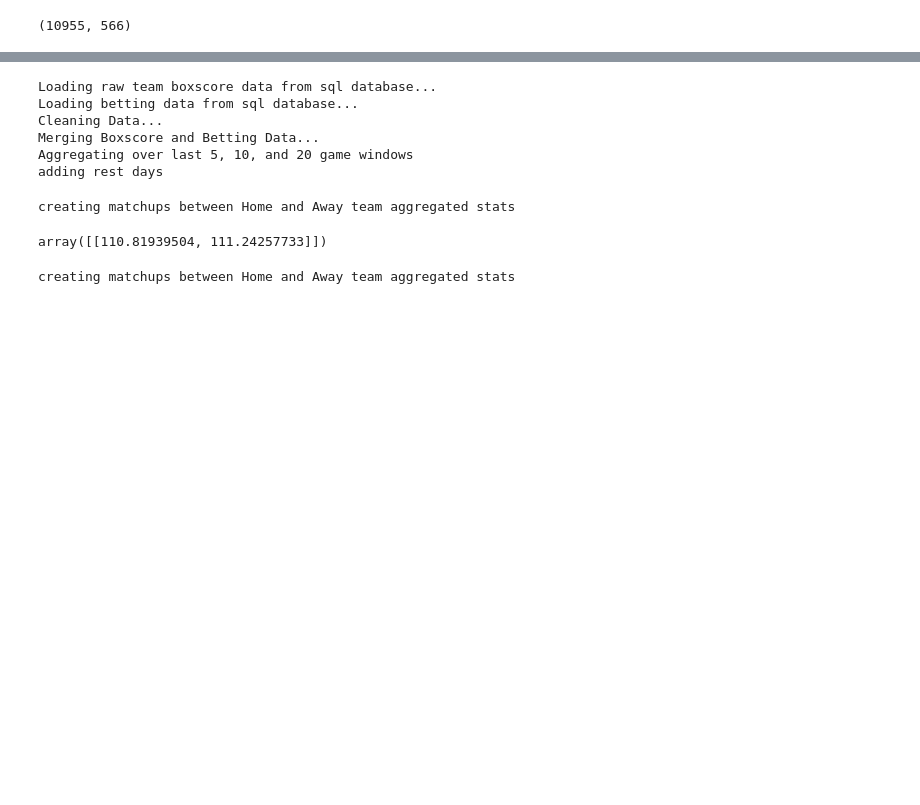
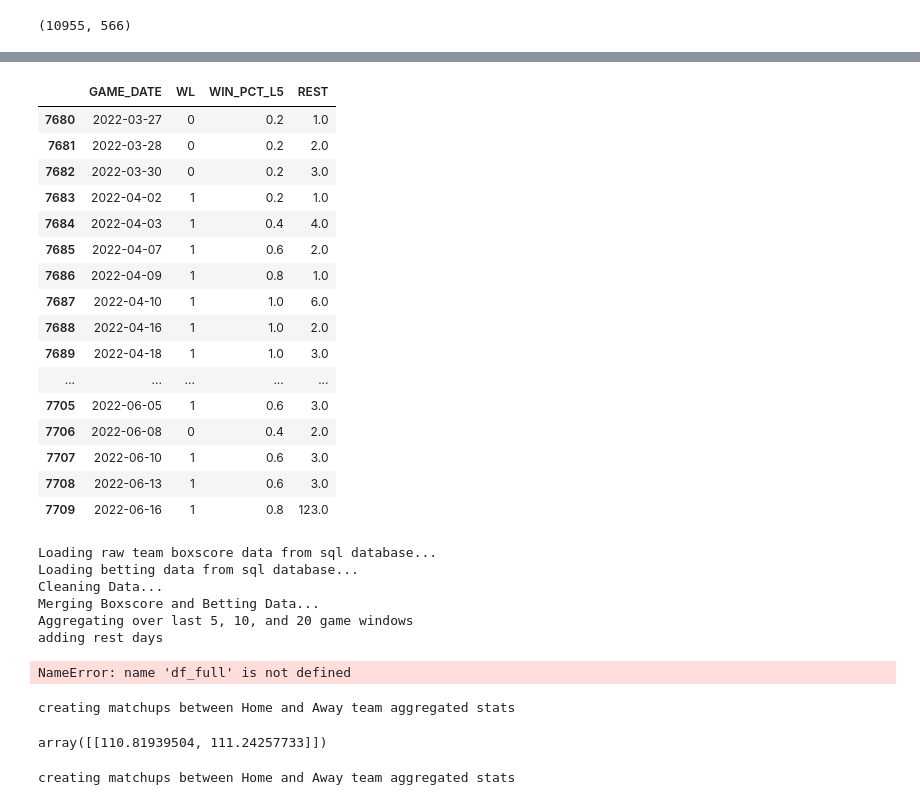
Before and after one commit to jnish23/NBA_Model_V2, a Jupyter notebook: notebooks/RegressionModelToProduction.ipynb, the cells around one changed output, grey strips where cells are left out. Drawn from its saved outputs; the diff is of its cells as text; code cells hidden in the pictures; blank space fills up the shorter version.

```diff
--- a/notebooks/RegressionModelToProduction.ipynb
+++ b/notebooks/RegressionModelToProduction.ipynb
@@ -715,3 +756,23 @@ def make_matchup_row(home_team, away_team, df):
+# %%
+full_df.loc[full_df['TEAM_ABBREVIATION'] == 'GSW', ['GAME_DATE', 'WL', 'WIN_PCT_L5', 'REST']].sort_values('GAME_DATE').tail(30)
+# %% [output]
+|  | GAME_DATE | WL | WIN_PCT_L5 | REST |
+| 7680 | 2022-03-27 | 0 | 0.2 | 1.0 |
+| 7681 | 2022-03-28 | 0 | 0.2 | 2.0 |
+| 7682 | 2022-03-30 | 0 | 0.2 | 3.0 |
+| 7683 | 2022-04-02 | 1 | 0.2 | 1.0 |
+| 7684 | 2022-04-03 | 1 | 0.4 | 4.0 |
+| 7685 | 2022-04-07 | 1 | 0.6 | 2.0 |
+| 7686 | 2022-04-09 | 1 | 0.8 | 1.0 |
+| 7687 | 2022-04-10 | 1 | 1.0 | 6.0 |
+| 7688 | 2022-04-16 | 1 | 1.0 | 2.0 |
+| 7689 | 2022-04-18 | 1 | 1.0 | 3.0 |
+| ... | ... | ... | ... | ... |
+| 7705 | 2022-06-05 | 1 | 0.6 | 3.0 |
+| 7706 | 2022-06-08 | 0 | 0.4 | 2.0 |
+| 7707 | 2022-06-10 | 1 | 0.6 | 3.0 |
+| 7708 | 2022-06-13 | 1 | 0.6 | 3.0 |
+| 7709 | 2022-06-16 | 1 | 0.8 | 123.0 |
 # %%
 df_full = load_and_process_data(start_season = 2013, end_season = 2021)
 
@@ -724,6 +785,10 @@ Cleaning Data...
 Merging Boxscore and Betting Data...
 Aggregating over last 5, 10, and 20 game windows
 adding rest days
+# %%
+df_full.iloc[:, -100:]
+# %% [output]
+NameError: name 'df_full' is not defined
 # %%
 home_team = 'GSW'
 away_team = 'LAL'
```
Also changed, not shown: parts of 10 cells of this notebook, 9 other files.
